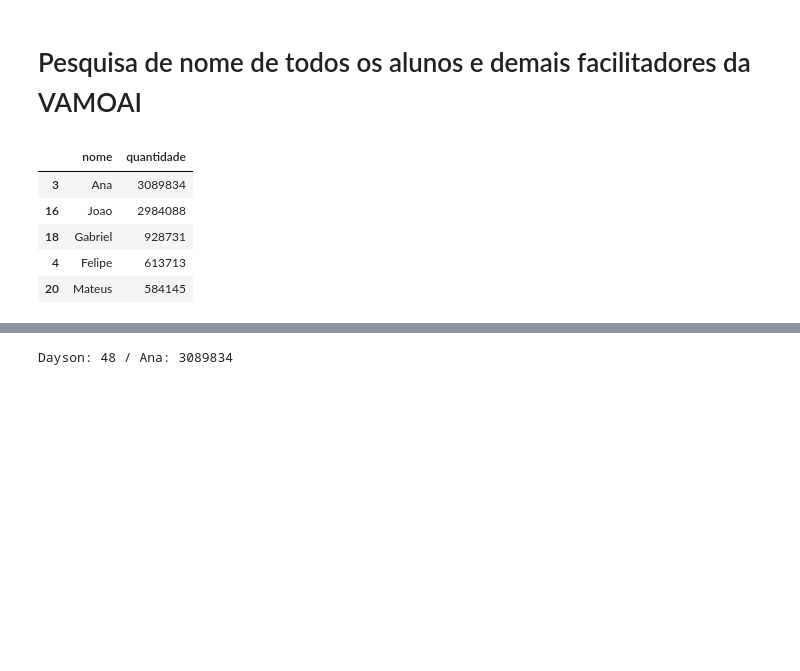
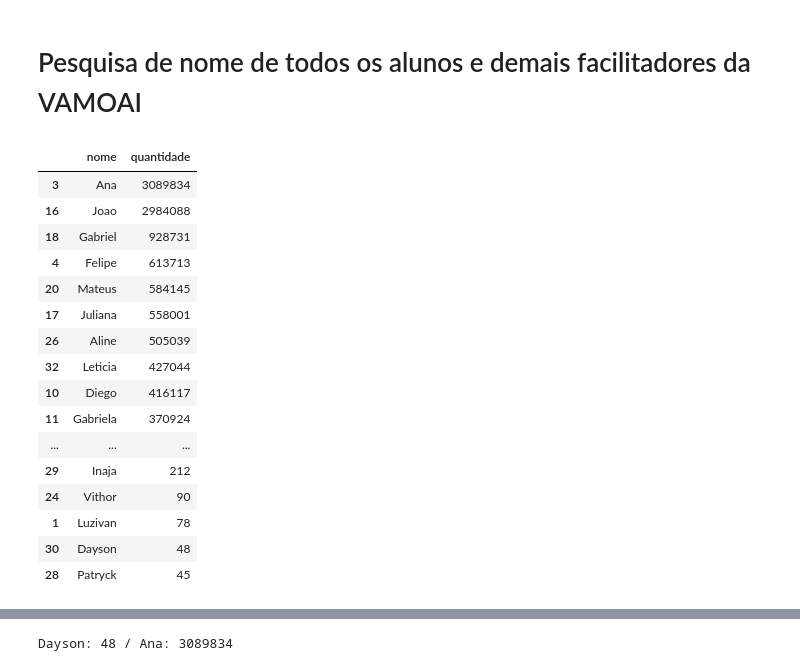
Before and after one commit to tsffarias/ibge-nomes-brasil, a Jupyter notebook: Projeto_Módulo_4.ipynb, the cells around one changed output, grey strips where cells are left out. Saved outputs shown, nothing was run; the diff lists cells and outputs as text; code cells hidden in the pictures; blank space fills up the shorter version.

```diff
--- a/Projeto_Módulo_4.ipynb
+++ b/Projeto_Módulo_4.ipynb
@@ -421,31 +458,45 @@ nomes_sala = nomes_sala.append({'nome' : 'Diego', 'quantidade' : dataset_nomes_b
 nomes_sala = nomes_sala.append({'nome' : 'Gabriela', 'quantidade' : dataset_nomes_brasil.groupby('nome').qtde_nascimentos_ate_2010.sum()['Gabriela']}, ignore_index=True)
 nomes_sala = nomes_sala.append({'nome' : 'Gisele', 'quantidade' : dataset_nomes_brasil.groupby('nome').qtde_nascimentos_ate_2010.sum()['Gisele']}, ignore_index=True)
 nomes_sala = nomes_sala.append({'nome' : 'Isabela', 'quantidade' : dataset_nomes_brasil.groupby('nome').qtde_nascimentos_ate_2010.sum()['Isabela']}, ignore_index=True)
 nomes_sala = nomes_sala.append({'nome' : 'Jefferson', 'quantidade' : dataset_nomes_brasil.groupby('nome').qtde_nascimentos_ate_2010.sum()['Jefferson']}, ignore_index=True)
 nomes_sala = nomes_sala.append({'nome' : 'Jennifer', 'quantidade' : dataset_nomes_brasil.groupby('nome').qtde_nascimentos_ate_2010.sum()['Jennifer']}, ignore_index=True)
 nomes_sala = nomes_sala.append({'nome' : 'Joao', 'quantidade' : dataset_nomes_brasil.groupby('nome').qtde_nascimentos_ate_2010.sum()['Joao']}, ignore_index=True)
 nomes_sala = nomes_sala.append({'nome' : 'Juliana', 'quantidade' : dataset_nomes_brasil.groupby('nome').qtde_nascimentos_ate_2010.sum()['Juliana']}, ignore_index=True)
 nomes_sala = nomes_sala.append({'nome' : 'Gabriel', 'quantidade' : dataset_nomes_brasil.groupby('nome').qtde_nascimentos_ate_2010.sum()['Gabriel']}, ignore_index=True)
 nomes_sala = nomes_sala.append({'nome' : 'Maressa', 'quantidade' : dataset_nomes_brasil.groupby('nome').qtde_nascimentos_ate_2010.sum()['Maressa']}, ignore_index=True)
 nomes_sala = nomes_sala.append({'nome' : 'Mateus', 'quantidade' : dataset_nomes_brasil.groupby('nome').qtde_nascimentos_ate_2010.sum()['Mateus']}, ignore_index=True)
 nomes_sala = nomes_sala.append({'nome' : 'Natalia', 'quantidade' : dataset_nomes_brasil.groupby('nome').qtde_nascimentos_ate_2010.sum()['Natalia']}, ignore_index=True)
 nomes_sala = nomes_sala.append({'nome' : 'Olavo', 'quantidade' : dataset_nomes_brasil.groupby('nome').qtde_nascimentos_ate_2010.sum()['Olavo']}, ignore_index=True)
 nomes_sala = nomes_sala.append({'nome' : 'Victor', 'quantidade' : dataset_nomes_brasil.groupby('nome').qtde_nascimentos_ate_2010.sum()['Victor']}, ignore_index=True)
 nomes_sala = nomes_sala.append({'nome' : 'Vithor', 'quantidade' : dataset_nomes_brasil.groupby('nome').qtde_nascimentos_ate_2010.sum()['Vithor']}, ignore_index=True)
 nomes_sala = nomes_sala.append({'nome' : 'Ludmila', 'quantidade' : dataset_nomes_brasil.groupby('nome').qtde_nascimentos_ate_2010.sum()['Ludmila']}, ignore_index=True)
 nomes_sala = nomes_sala.append({'nome' : 'Aline', 'quantidade' : dataset_nomes_brasil.groupby('nome').qtde_nascimentos_ate_2010.sum()['Aline']}, ignore_index=True)
 nomes_sala = nomes_sala.append({'nome' : 'Natascha', 'quantidade' : dataset_nomes_brasil.groupby('nome').qtde_nascimentos_ate_2010.sum()['Natascha']}, ignore_index=True)
 nomes_sala = nomes_sala.append({'nome' : 'Patryck', 'quantidade' : dataset_nomes_brasil.groupby('nome').qtde_nascimentos_ate_2010.sum()['Patryck']}, ignore_index=True)
 nomes_sala = nomes_sala.append({'nome' : 'Inaja', 'quantidade' : dataset_nomes_brasil.groupby('nome').qtde_nascimentos_ate_2010.sum()['Inaja']}, ignore_index=True)
 nomes_sala = nomes_sala.append({'nome' : 'Dayson', 'quantidade' : dataset_nomes_brasil.groupby('nome').qtde_nascimentos_ate_2010.sum()['Dayson']}, ignore_index=True)
+nomes_sala = nomes_sala.append({'nome' : 'Lais', 'quantidade' : dataset_nomes_brasil.groupby('nome').qtde_nascimentos_ate_2010.sum()['Lais']}, ignore_index=True)
+nomes_sala = nomes_sala.append({'nome' : 'Leticia', 'quantidade' : dataset_nomes_brasil.groupby('nome').qtde_nascimentos_ate_2010.sum()['Leticia']}, ignore_index=True)
+
 #nomes_sala = nomes_sala.append({'nome' : 'Jheysson' , 'quantidade' : dataset_nomes_brasil.groupby('nome').qtde_nascimentos_ate_2010.sum()['Jheysson']}, ignore_index=True)
 
 nomes_sala= nomes_sala.sort_values(ascending=False, by='quantidade')
-nomes_sala.head()
+nomes_sala
 # %% [output]
 |  | nome | quantidade |
 | 3 | Ana | 3089834 |
 | 16 | Joao | 2984088 |
 | 18 | Gabriel | 928731 |
 | 4 | Felipe | 613713 |
 | 20 | Mateus | 584145 |
+| 17 | Juliana | 558001 |
+| 26 | Aline | 505039 |
+| 32 | Leticia | 427044 |
+| 10 | Diego | 416117 |
+| 11 | Gabriela | 370924 |
+| ... | ... | ... |
+| 29 | Inaja | 212 |
+| 24 | Vithor | 90 |
+| 1 | Luzivan | 78 |
+| 30 | Dayson | 48 |
+| 28 | Patryck | 45 |
```
Also changed, not shown: parts of 20 cells of this notebook.
